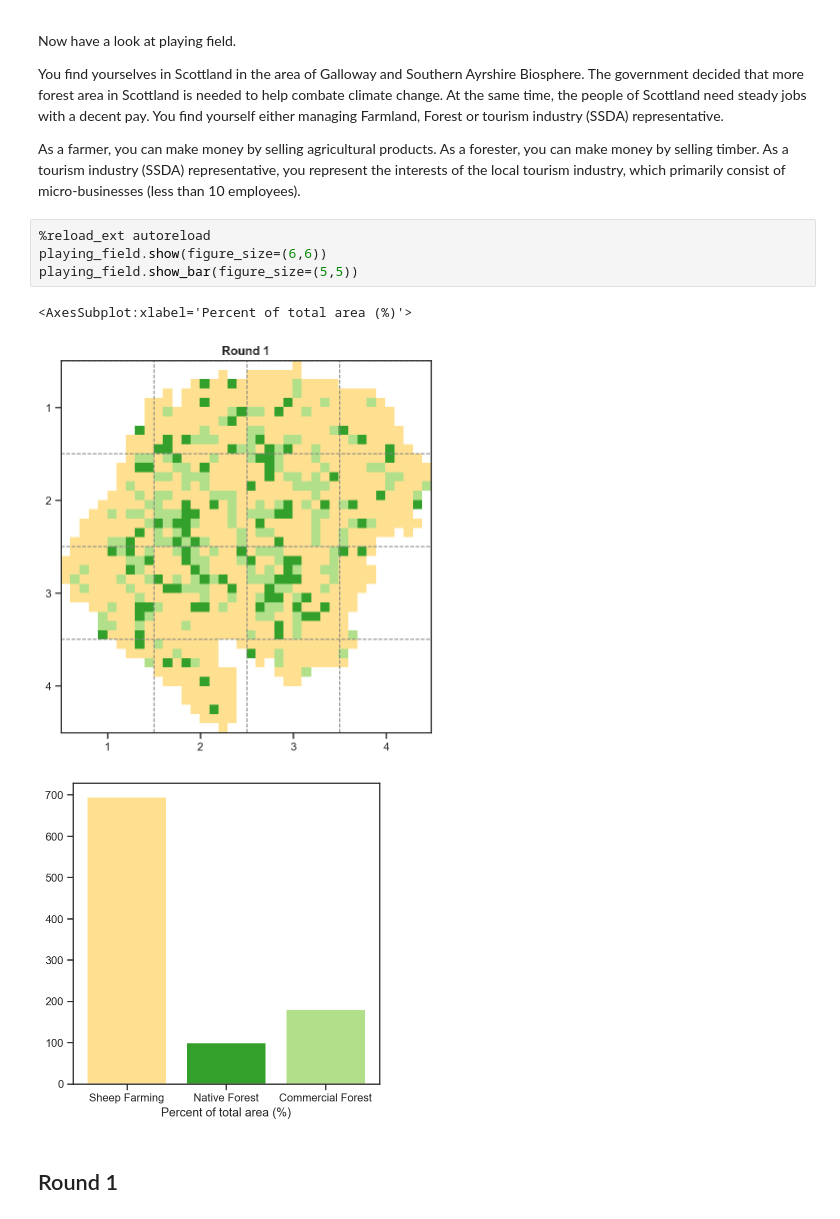
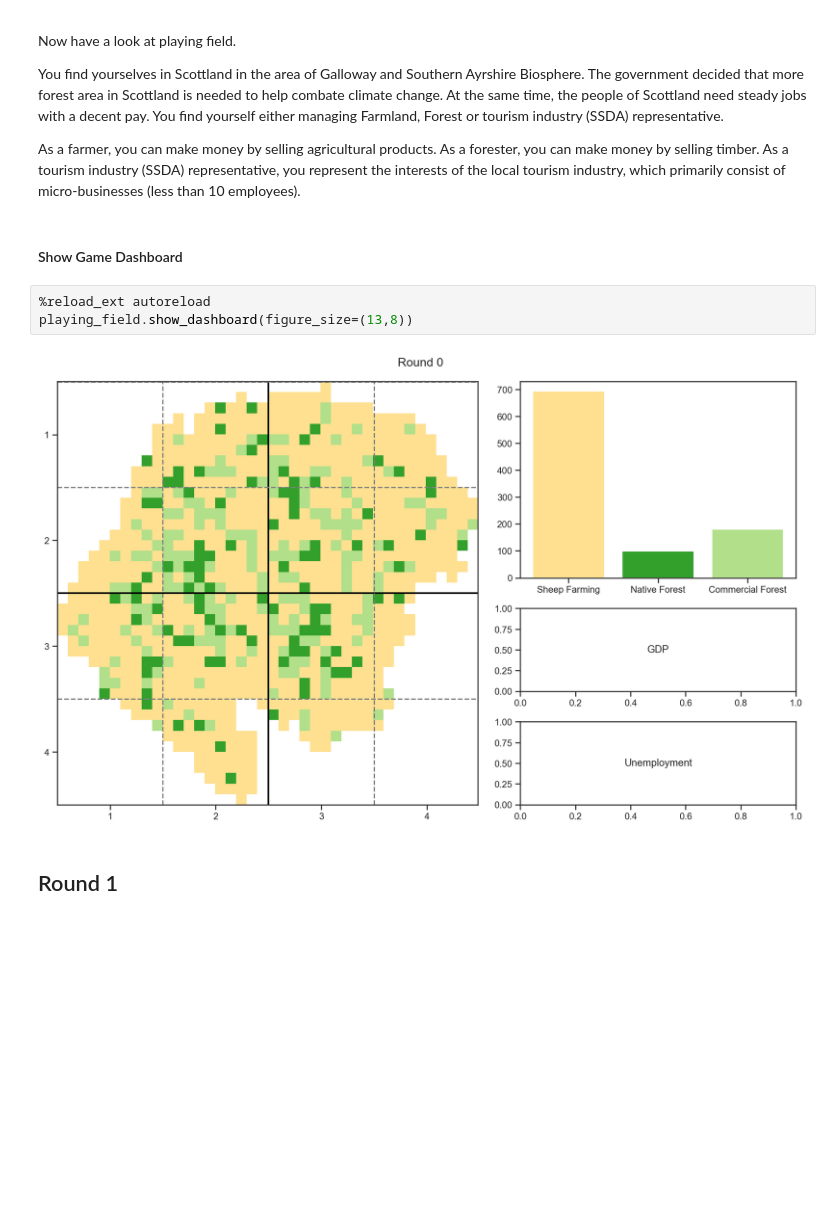
Before and after one commit to derpyninja/gecm, a Jupyter notebook: notebooks/01-mb-fz-prototype-v2.ipynb, the cells around one changed output. Saved outputs shown, nothing was run; the diff lists cells and outputs as text; blank space fills up the shorter version.

Commit message:
created dashboard draft

```diff
--- a/notebooks/01-mb-fz-prototype-v2.ipynb
+++ b/notebooks/01-mb-fz-prototype-v2.ipynb
@@ -216,14 +216,13 @@ Now have a look at playing field.
 You find yourselves in Scottland in the area of Galloway and Southern Ayrshire Biosphere. The government decided that more forest area in Scottland is needed to help combate climate change. At the same time, the people of Scottland need steady jobs with a decent pay. You find yourself either managing Farmland, Forest or tourism industry (SSDA) representative.
 
 As a farmer, you can make money by selling agricultural products. As a forester, you can make money by selling timber. As a tourism industry (SSDA) representative, you represent the interests of the local tourism industry, which primarily consist of micro-businesses (less than 10 employees).
+# %% [markdown]
+#### Show Game Dashboard
 # %%
 %reload_ext autoreload
-playing_field.show(figure_size=(6,6))
-playing_field.show_bar(figure_size=(5,5))
+playing_field.show_dashboard(figure_size=(13,8))
 # %% [output]
-<AxesSubplot:xlabel='Percent of total area (%)'>
-[figure, old version]
+[figure, new version]
-[figure, removed]
 # %% [markdown]
 ## Round 1
 # %% [markdown]
```
Also changed, not shown: parts of 17 cells of this notebook, 5 other files.
